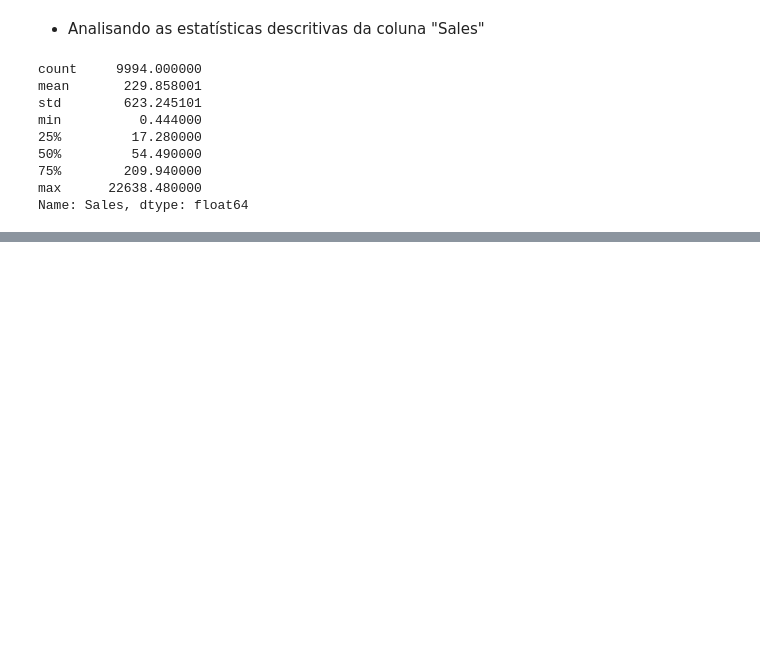
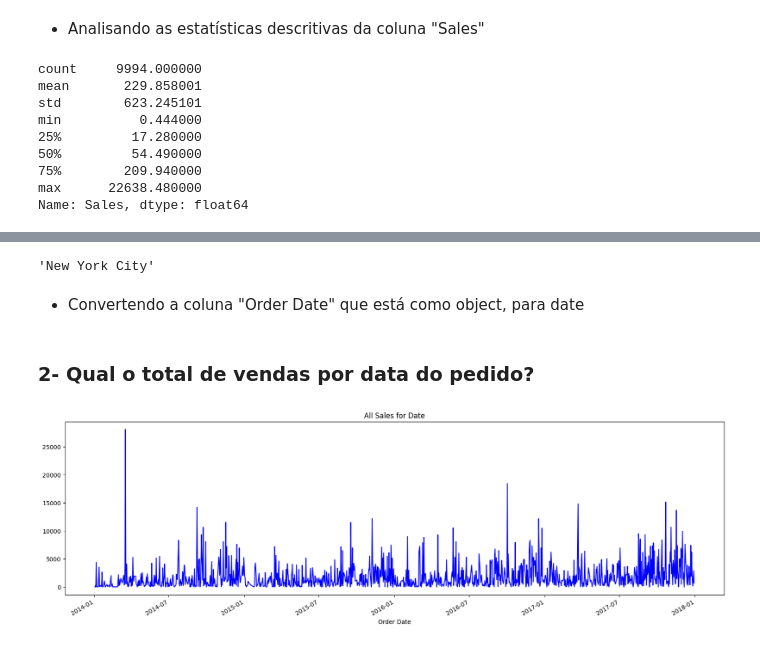
Before and after one commit to michelprosite/Analise-Exploratoria-Superstore-Sales, a Jupyter notebook: Analise_Exploratória_Superstore_Sales.ipynb, the cells around one changed output, grey strips where cells are left out. Saved outputs shown, nothing was run; the diff lists cells and outputs as text; code cells hidden in the pictures; blank space fills up the shorter version.

```diff
--- a/Analise_Exploratória_Superstore_Sales.ipynb
+++ b/Analise_Exploratória_Superstore_Sales.ipynb
@@ -93,0 +151,20 @@ Name: Sales, dtype: float64
+# %%
+df_city_plus_total = df_city_plus.groupby('City')['Sales'].sum()
+df_city_plus_total.idxmax()
+# %% [output]
+'New York City'
+# %% [markdown]
+* Convertendo a coluna "Order Date" que está como object, para date
+# %%
+df['Order Date'] = df['Order Date'].astype('datetime64[ns]')
+# %% [markdown]
+### 2- Qual o total de vendas por data do pedido?
+# %%
+df_date_order = df.groupby('Order Date')['Sales'].sum()
+
+plt.figure(figsize = (20,6))
+df_date_order.plot(x = 'Orders Date', y = 'Sales', color = 'blue')
+plt.title('All Sales for Date')
+plt.show()
+# %% [output]
+[figure, added]
```
Also changed, not shown: parts of 16 cells of this notebook.
